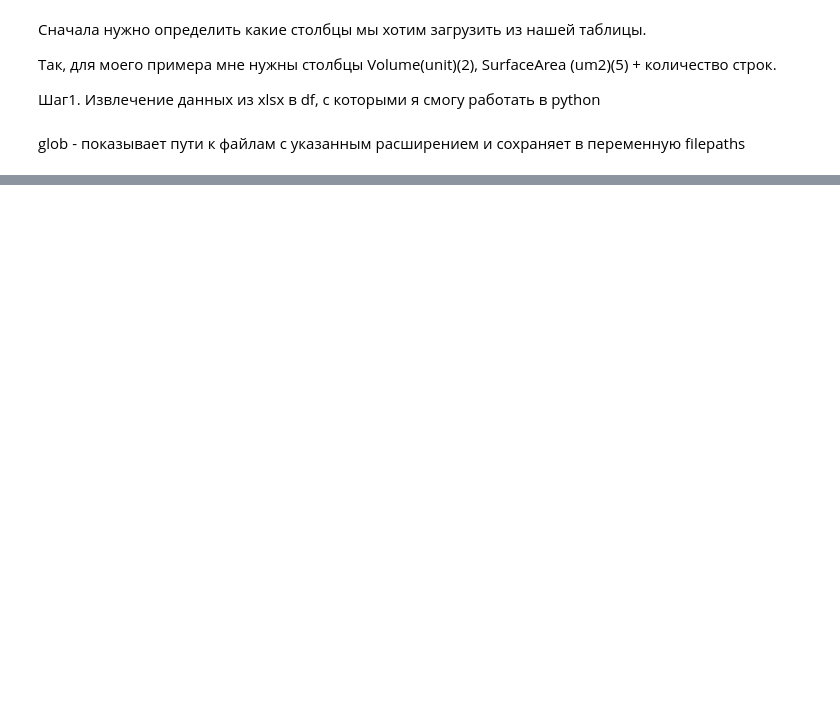
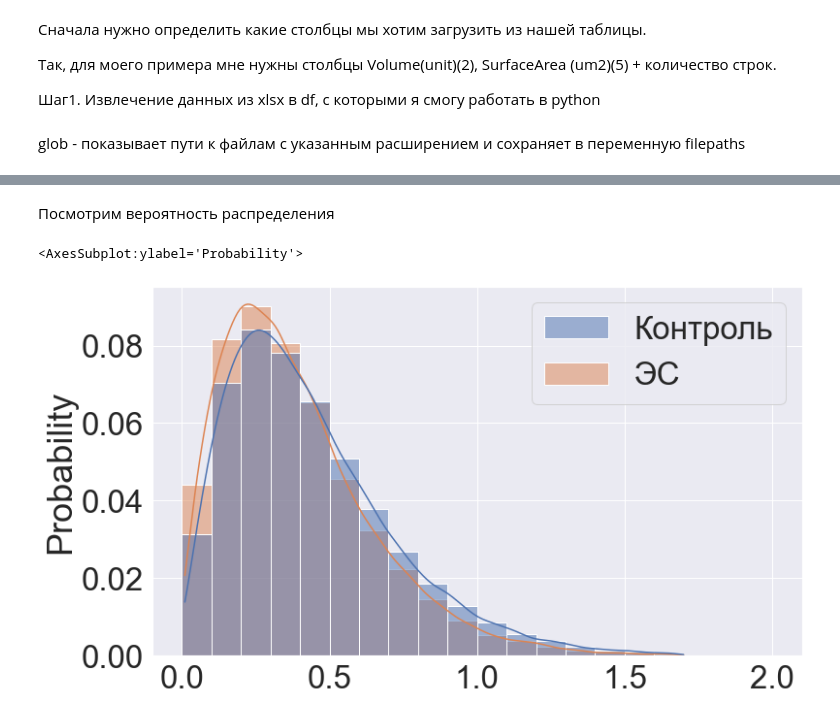
Before and after one commit to Nosa1323/Epilepsy_table_analysis, a Jupyter notebook: ICH_table_analysis.ipynb, the cells around one changed output, grey strips where cells are left out. Drawn from its saved outputs; the diff is of its cells as text; code cells hidden in the pictures; blank space fills up the shorter version.

```diff
--- a/ICH_table_analysis.ipynb
+++ b/ICH_table_analysis.ipynb
@@ -81,0 +211,11 @@ N1_stack1.describe()
+# %% [markdown]
+Посмотрим вероятность распределения
+# %%
+plt.figure(figsize=(12, 7)) # меняет размер графика
+sns.set_style("whitegrid")
+sns.set_theme(style="ticks")
+sns.set(font_scale=3)
+sns.histplot(all_vol_glt,stat='probability',binwidth= 0.1, kde = True, binrange= [0,2], linewidth = 1)
+# %% [output]
+<AxesSubplot:ylabel='Probability'>
+[figure, added]
```
Also changed, not shown: parts of 48 cells of this notebook, 2 other files.
